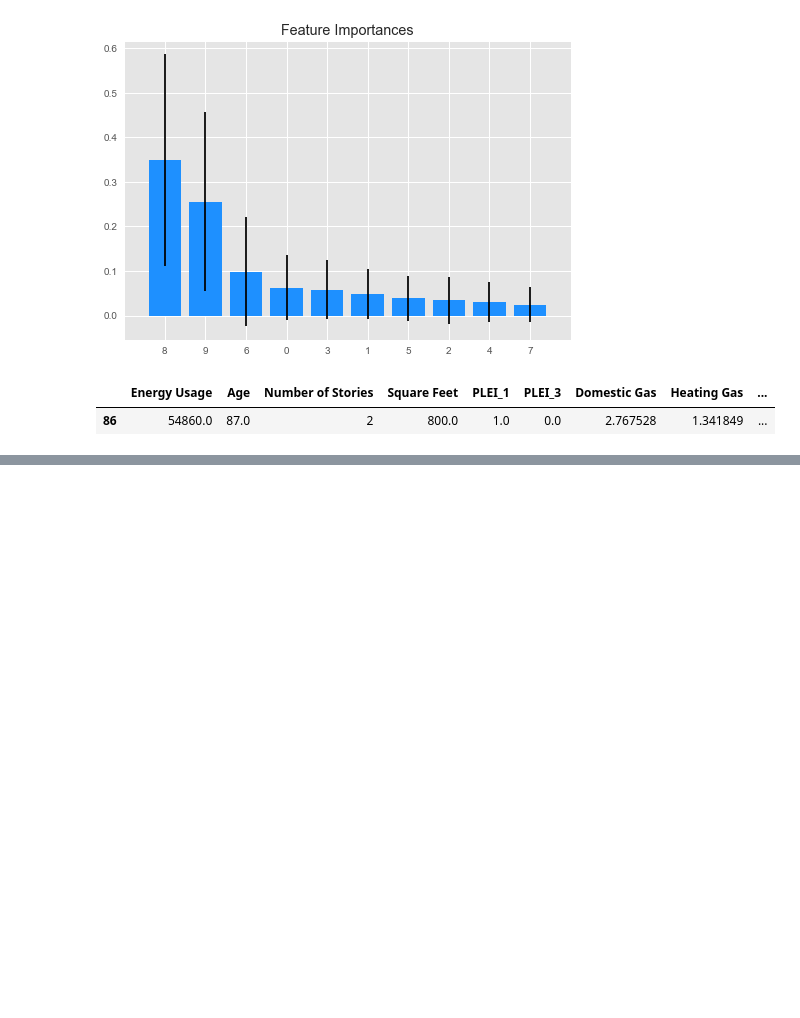
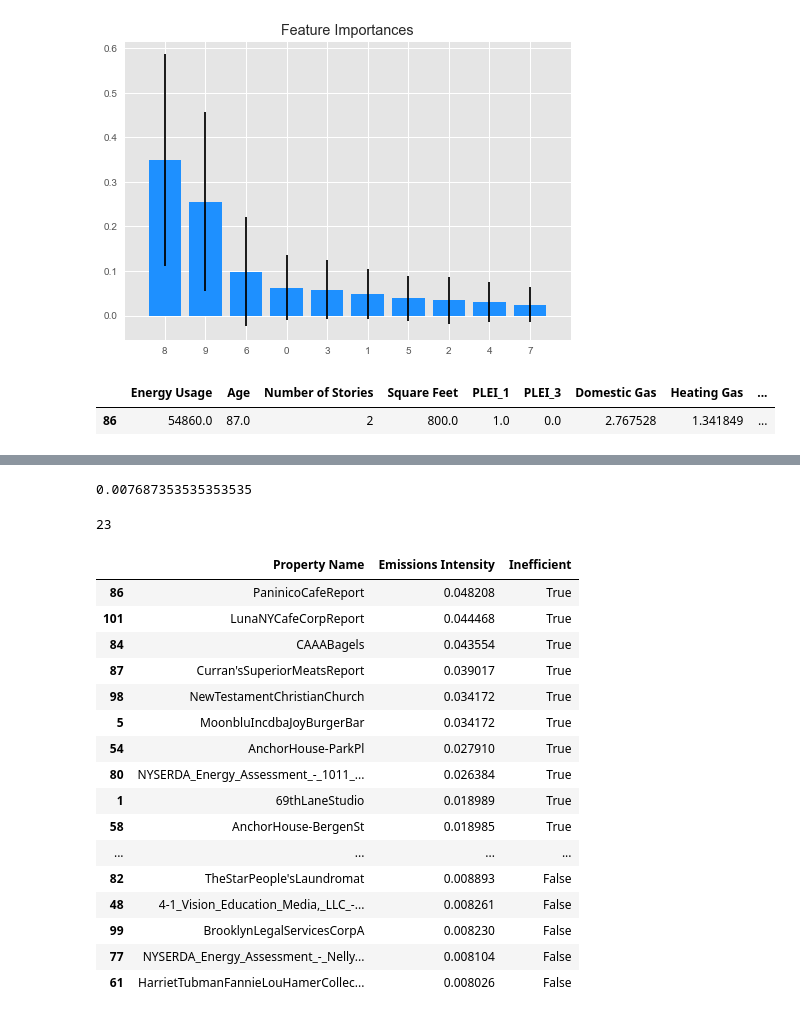
Before and after one commit to gpguerra7/-Energy-Efficiency-Project, a Jupyter notebook: Modelling Energy Usage in New York.ipynb, the cells around one changed output, grey strips where cells are left out. Saved outputs shown, nothing was run; the diff lists cells and outputs as text; code cells hidden in the pictures; blank space fills up the shorter version.

```diff
--- a/Modelling Energy Usage in New York.ipynb
+++ b/Modelling Energy Usage in New York.ipynb
@@ -562,0 +615,3 @@ x_train.head(1)
+# %%
+bloc_df['GHG Emission (mt)'] = bloc_df['Energy Usage']*.000703
+bloc_df[['GHG Emission (mt)', 'Inefficient']].sort_values('GHG Emission (mt)', ascending=False).head(10)
@@ -562,0 +632,4 @@ x_train.head(1)
+# %%
+#Import Municipal Energy Benchmark from https://data.cityofnewyork.us
+benchmark = pd.read_csv('NYC_Municipal_Building_Energy_Benchmarking_Results__2014_.csv')
+benchmark.head(1)
@@ -562,0 +639,39 @@ x_train.head(1)
+# %%
+#Data cleanup for benchmark
+intensity = []
+for i in benchmark['2014 GHG Emissions Intensity (kgCO2e/ft²)*']:
+    try:
+        intensity.append(np.float(i))
+    except:
+        intensity.append(np.nan)
+benchmark['2014 GHG Emissions Intensity (kgCO2e/ft²)*'] = intensity
+bench_value = (benchmark['2014 GHG Emissions Intensity (kgCO2e/ft²)*']/1000).mean()
+bench_value
+# %% [output]
+0.007687353535353535
+# %%
+bloc_df['Emissions Intensity'] = bloc_df['GHG Emission (mt)']/bloc_df['Square Feet']
+len(bloc_df[bloc_df['Emissions Intensity']>bench_value][['Emissions Intensity','Inefficient']])
+# %% [output]
+23
+# %%
+#List buildings that are perfoming badly regarding emisisons
+bloc_df[bloc_df['Emissions Intensity']>bench_value][['Property Name' ,'Emissions Intensity','Inefficient']].sort_values('Emissions Intensity', ascending=False)
+# %% [output]
+|  | Property Name | Emissions Intensity | Inefficient |
+| 86 | PaninicoCafeReport | 0.048208 | True |
+| 101 | LunaNYCafeCorpReport | 0.044468 | True |
+| 84 | CAAABagels | 0.043554 | True |
+| 87 | Curran'sSuperiorMeatsReport | 0.039017 | True |
+| 98 | NewTestamentChristianChurch | 0.034172 | True |
+| 5 | MoonbluIncdbaJoyBurgerBar | 0.034172 | True |
+| 54 | AnchorHouse-ParkPl | 0.027910 | True |
+| 80 | NYSERDA_Energy_Assessment_-_1011_... | 0.026384 | True |
+| 1 | 69thLaneStudio | 0.018989 | True |
+| 58 | AnchorHouse-BergenSt | 0.018985 | True |
+| ... | ... | ... | ... |
+| 82 | TheStarPeople'sLaundromat | 0.008893 | False |
+| 48 | 4-1_Vision_Education_Media,_LLC_-... | 0.008261 | False |
+| 99 | BrooklynLegalServicesCorpA | 0.008230 | False |
+| 77 | NYSERDA_Energy_Assessment_-_Nelly... | 0.008104 | False |
+| 61 | HarrietTubmanFannieLouHamerCollec... | 0.008026 | False |
```
Also changed, not shown: parts of 33 cells of this notebook, 9 other files.
